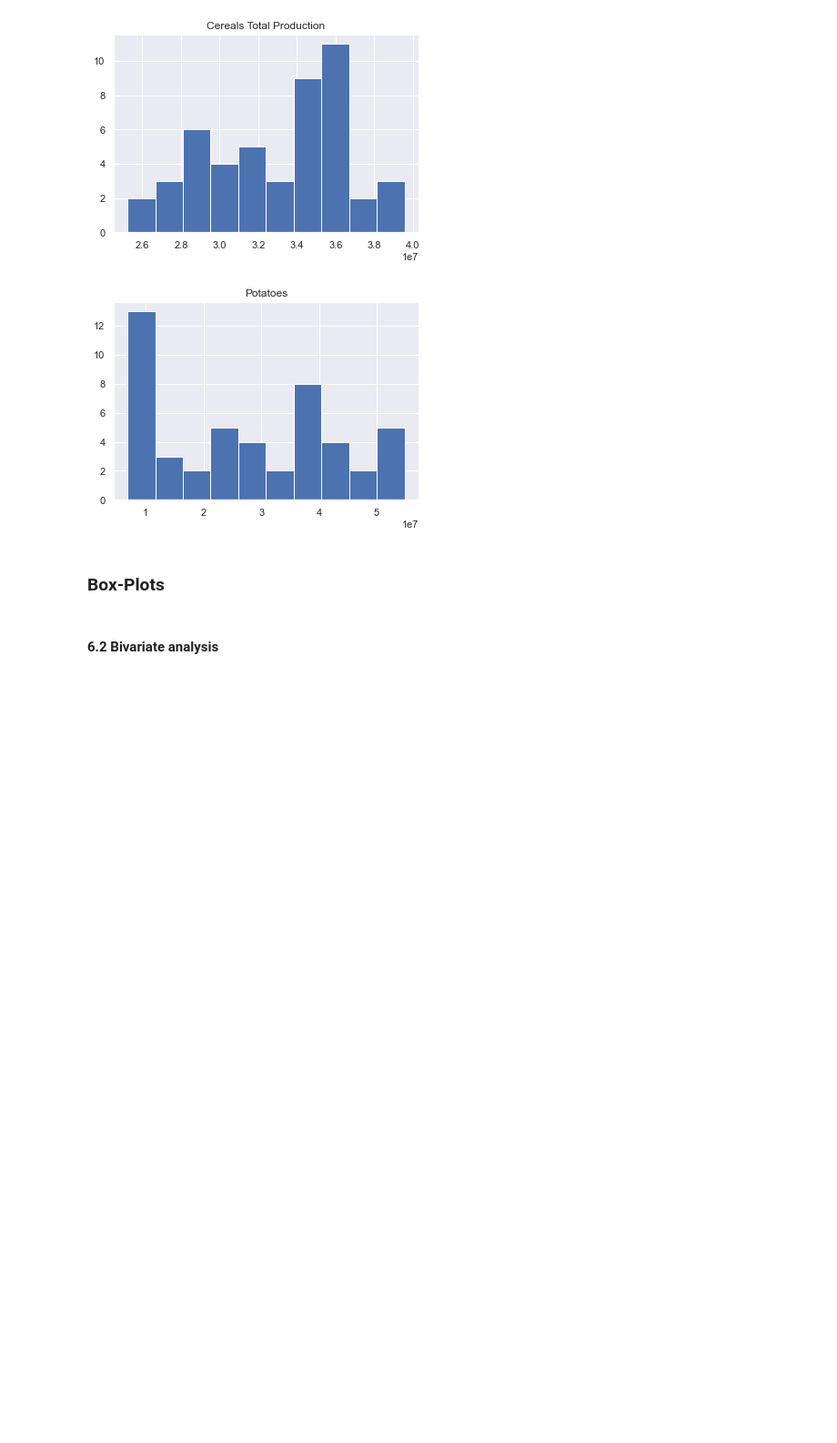
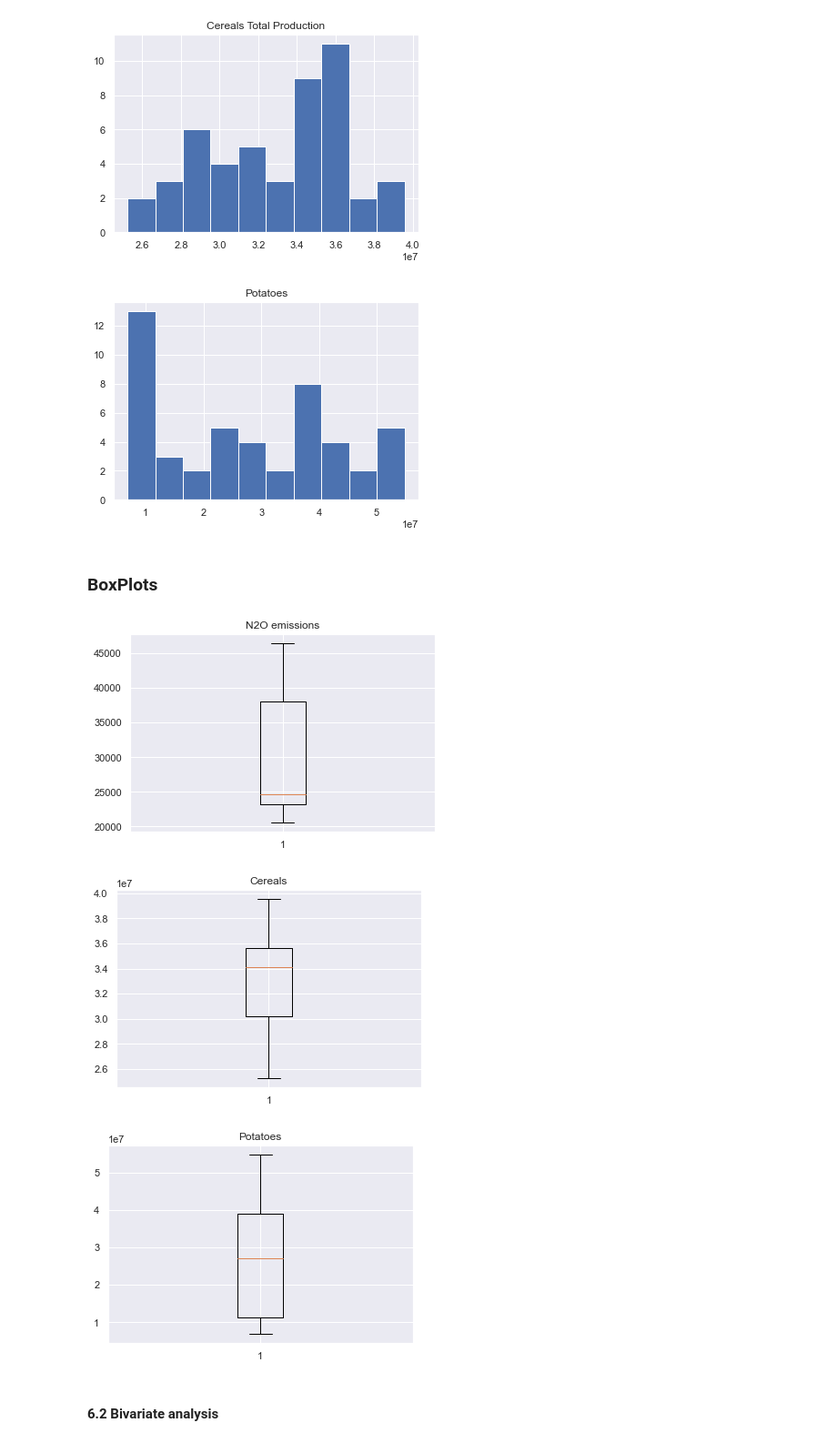
Before and after one commit to Alejandro-github-mx/statistics-projects, a Jupyter notebook: 2022-02-28-statistics-homework-FoodCC-Poland.ipynb, the cells around one changed output. Shown at 91% size. Cells and saved outputs as stored; diff of their text form; code cells hidden in the pictures; blank space fills up the shorter version.

```diff
--- a/2022-02-28-statistics-homework-FoodCC-Poland.ipynb
+++ b/2022-02-28-statistics-homework-FoodCC-Poland.ipynb
@@ -452,5 +456,3 @@ plt.show();
 [figure]
 [figure]
 [figure]
-# %% [markdown]
-### Box-Plots
@@ -459,3 +459,24 @@ plt.boxplot(CropsNitrox)
+# %% [markdown]
+### BoxPlots
+# %%
+# Nitrous Oxide Emissions Boxplot
+plt.title("N2O emissions")
+plt.boxplot(CropsNitrox["Nitrous.oxide.emissions."])
+plt.show();
+
+# Cereals production boxplot
+plt.title("Cereals")
+plt.boxplot(CropsNitrox["Cereals.Total"])
+plt.show();
+
+# Potatoes production boxplot
+plt.title("Potatoes")
+plt.boxplot(CropsNitrox["Potatoes"])
+plt.show();
+# %% [output]
+[figure, added]
+[figure, added]
+[figure, added]
 # %% [markdown]
 #### 6.2 Bivariate analysis
 # %% [markdown]
```
Also changed, not shown: parts of 11 cells of this notebook, 3 other files.
